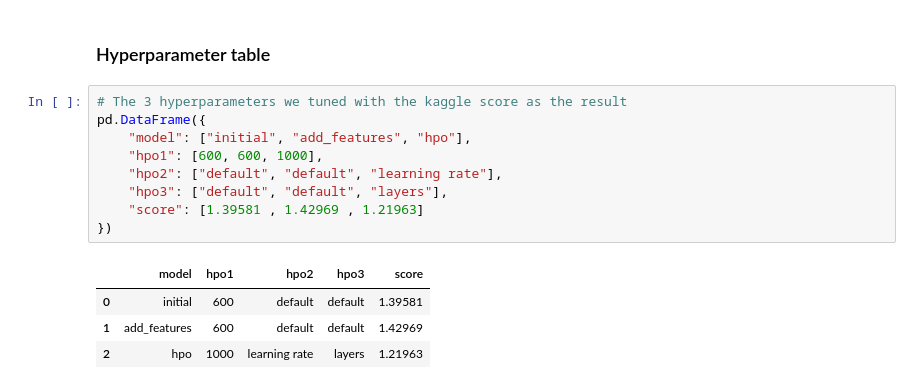
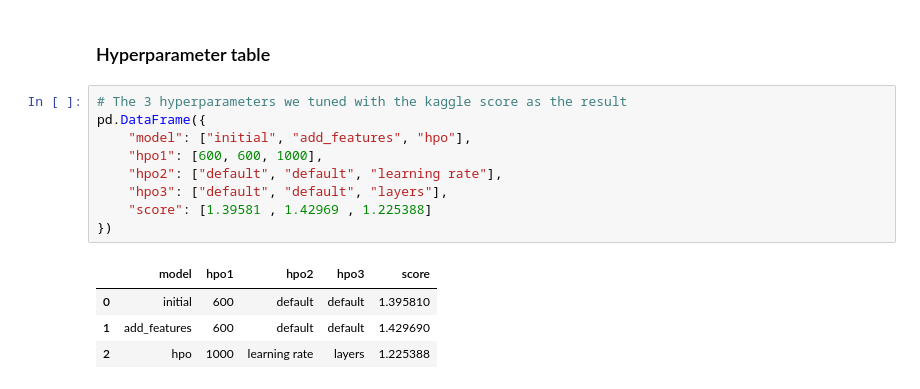
Before and after one commit to apolanco3225/Predict-Bike-Sharing-Demand-with-AutoGluon-Template-, a Jupyter notebook: project_template.ipynb, the cells around one changed output. Drawn from its saved outputs; the diff is of its cells as text.

```diff
--- a/project_template.ipynb
+++ b/project_template.ipynb
@@ -730,14 +719,14 @@ fig.savefig('model_test_score.png')
 # %%
 # The 3 hyperparameters we tuned with the kaggle score as the result
 pd.DataFrame({
     "model": ["initial", "add_features", "hpo"],
     "hpo1": [600, 600, 1000],
     "hpo2": ["default", "default", "learning rate"],
     "hpo3": ["default", "default", "layers"],
-    "score": [1.39581 , 1.42969 , 1.21963]
+    "score": [1.39581 , 1.42969 , 1.225388]
 })
 # %% [output]
 |  | model | hpo1 | hpo2 | hpo3 | score |
-| 0 | initial | 600 | default | default | 1.39581 |
-| 1 | add_features | 600 | default | default | 1.42969 |
-| 2 | hpo | 1000 | learning rate | layers | 1.21963 |
+| 0 | initial | 600 | default | default | 1.395810 |
+| 1 | add_features | 600 | default | default | 1.429690 |
+| 2 | hpo | 1000 | learning rate | layers | 1.225388 |
```
Also changed, not shown: parts of 7 cells of this notebook, 1 other file.
